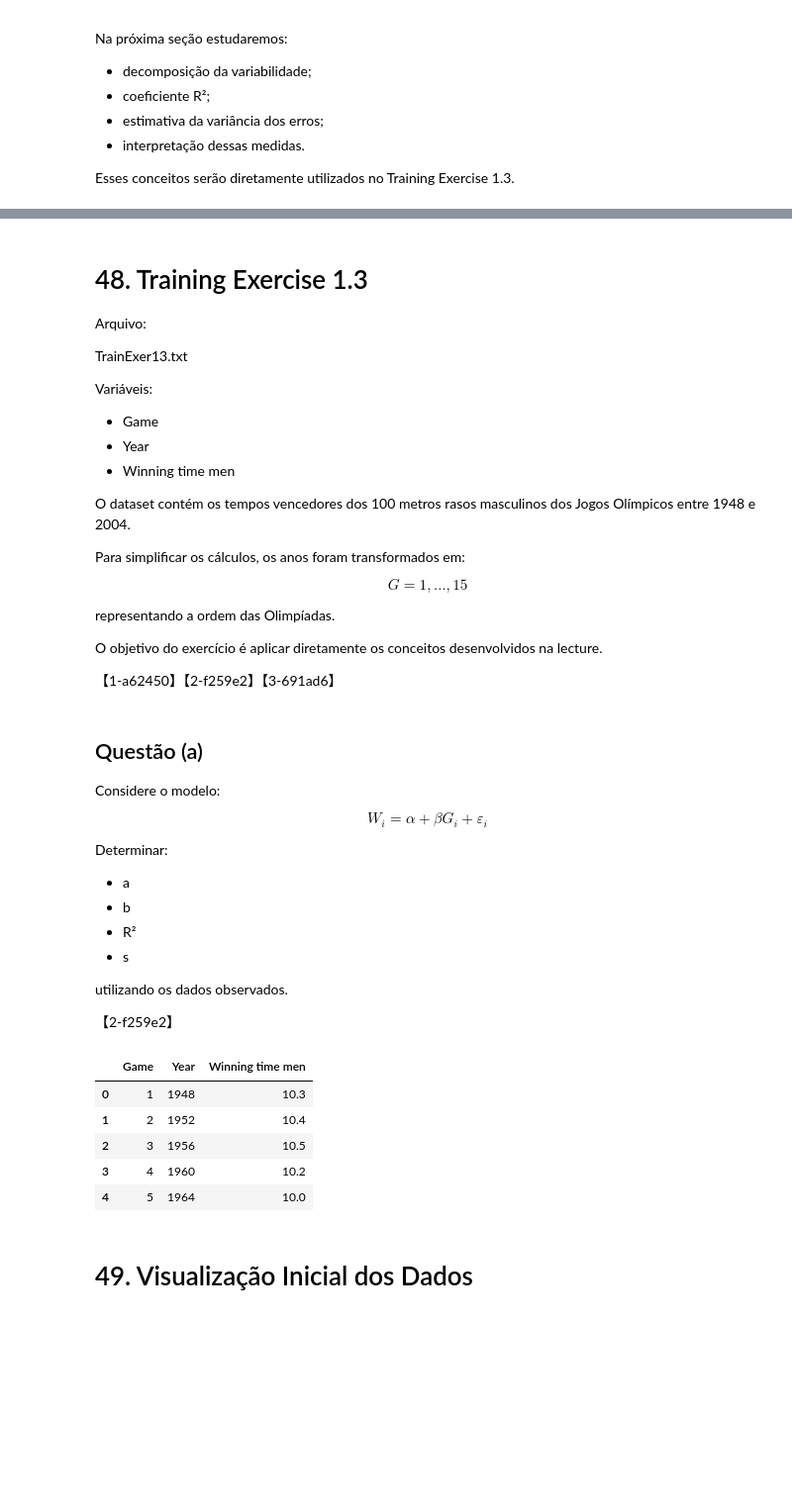
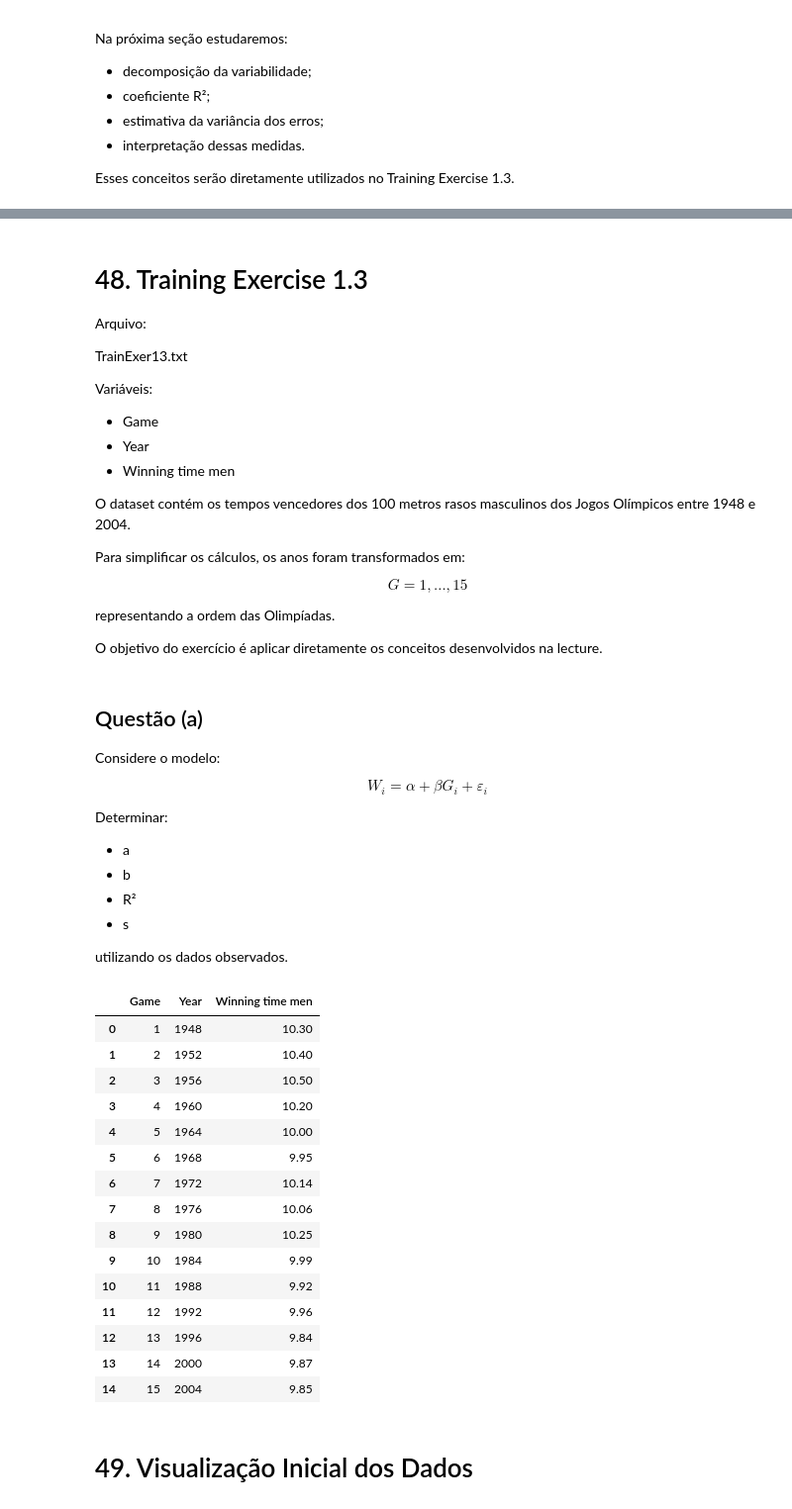
Before and after one commit to IncomeView/erasmus-econometrics, a Jupyter notebook: notebooks/1.3.estimation_simple_regression.ipynb, the cells around one changed output, grey strips where cells are left out. Shown at 99% size. Saved outputs shown, nothing was run; the diff lists cells and outputs as text; code cells hidden in the pictures; blank space fills up the shorter version.

```diff
--- a/notebooks/1.3.estimation_simple_regression.ipynb
+++ b/notebooks/1.3.estimation_simple_regression.ipynb
@@ -1586,8 +1500,6 @@ representando a ordem das Olimpíadas.
 
 O objetivo do exercício é aplicar diretamente
 os conceitos desenvolvidos na lecture.
-
-【1-a62450】【2-f259e2】【3-691ad6】
 # %% [markdown]
 ## Questão (a)
 
@@ -1611,25 +1523,33 @@ Determinar:
 - s
 
 utilizando os dados observados.
-
-【2-f259e2】
 # %%
 import pandas as pd
 import numpy as np
 
 df = pd.read_csv(
     "../datasets/TrainExer13.txt",
     sep="\t"
 )
 
-df.head()
+df.head(30)
 # %% [output]
 |  | Game | Year | Winning time men |
-| 0 | 1 | 1948 | 10.3 |
-| 1 | 2 | 1952 | 10.4 |
-| 2 | 3 | 1956 | 10.5 |
-| 3 | 4 | 1960 | 10.2 |
-| 4 | 5 | 1964 | 10.0 |
+| 0 | 1 | 1948 | 10.30 |
+| 1 | 2 | 1952 | 10.40 |
+| 2 | 3 | 1956 | 10.50 |
+| 3 | 4 | 1960 | 10.20 |
+| 4 | 5 | 1964 | 10.00 |
+| 5 | 6 | 1968 | 9.95 |
+| 6 | 7 | 1972 | 10.14 |
+| 7 | 8 | 1976 | 10.06 |
+| 8 | 9 | 1980 | 10.25 |
+| 9 | 10 | 1984 | 9.99 |
+| 10 | 11 | 1988 | 9.92 |
+| 11 | 12 | 1992 | 9.96 |
+| 12 | 13 | 1996 | 9.84 |
+| 13 | 14 | 2000 | 9.87 |
+| 14 | 15 | 2004 | 9.85 |
 # %% [markdown]
 # 49. Visualização Inicial dos Dados
 # %%
```
Also changed, not shown: parts of 69 cells of this notebook, 2 other files.
